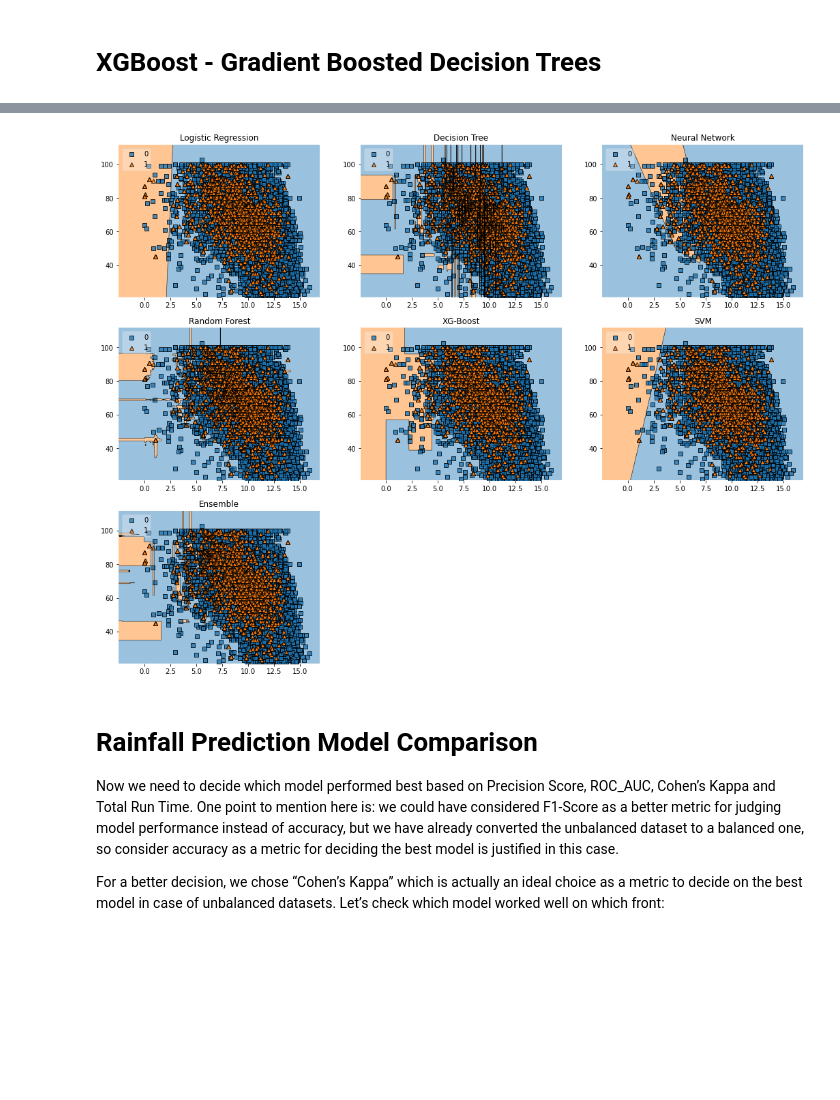
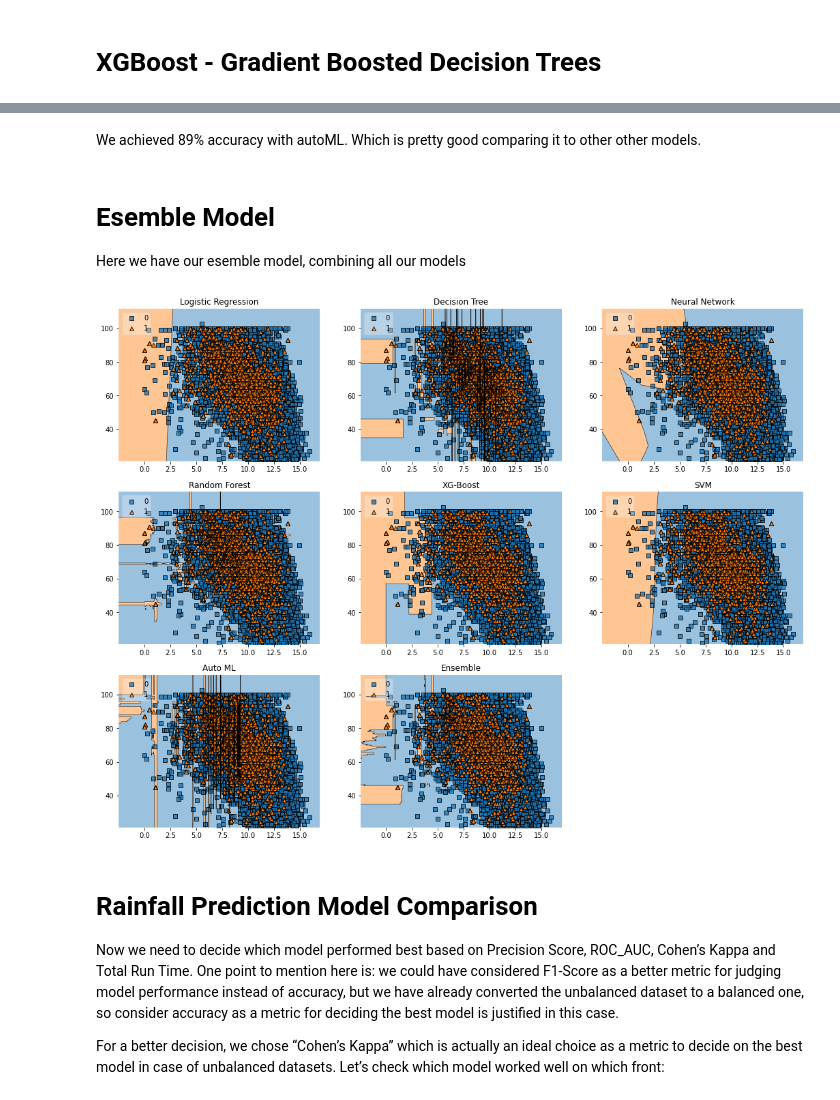
Before and after one commit to adjeielias90/Machine-Learning, a Jupyter notebook: Comparing_Different_Models.ipynb, the cells around one changed output, grey strips where cells are left out. Cells and saved outputs as stored; diff of their text form; code cells hidden in the pictures; blank space fills up the shorter version.

```diff
--- a/Comparing_Different_Models.ipynb
+++ b/Comparing_Different_Models.ipynb
@@ -484,3 +607,8 @@ weighted avg    0.95148   0.94973   0.94986     34134
+# %% [markdown]
+We achieved 89% accuracy with autoML. Which is pretty good comparing it to other other models.
+# %% [markdown]
+# Esemble Model
+Here we have our esemble model, combining all our models
 # %%
 import numpy as np
 import matplotlib.pyplot as plt
@@ -490,8 +618,12 @@ from sklearn.linear_model import LogisticRegression
 from sklearn.tree import DecisionTreeClassifier
 from sklearn.neural_network import MLPClassifier
 from sklearn.ensemble import RandomForestClassifier
+import six
+import sys
+sys.modules['sklearn.externals.six'] = six
 from mlxtend.classifier import EnsembleVoteClassifier
 from mlxtend.plotting import plot_decision_regions
+from autosklearn.classification import AutoSklearnClassifier
 import xgboost as xgb
 
 from sklearn.svm import LinearSVC
@@ -508,40 +640,42 @@ clf3 = MLPClassifier(random_state=12347, verbose = 0)
 clf4 = RandomForestClassifier(random_state=12347)
 clf5 = xgb.XGBClassifier(random_state=12345)
 clf6 = CalibratedClassifierCV(svm)
-eclf = EnsembleVoteClassifier(clfs=[clf1, clf2, clf3, clf4, clf5, clf6], weights=[1, 1, 1, 1, 1, 1], voting='soft')
+clf7 = AutoSklearnClassifier(time_left_for_this_task=15*60, per_run_time_limit=240, n_jobs=4)
+eclf = EnsembleVoteClassifier(clfs=[clf1, clf2, clf3, clf4, clf5, clf6, clf7], weights=[1, 1, 1, 1, 1, 1, 1], voting='soft')
 
 X_list = MiceImputed[["Sunshine", "Humidity9am", "Cloud3pm"]] #took only really important features
 X = np.asarray(X_list, dtype=np.float32)
 y_list = MiceImputed["RainTomorrow"]
 y = np.asarray(y_list, dtype=np.int32)
 
 # Plotting Decision Regions
 gs = gridspec.GridSpec(3,3)
 fig = plt.figure(figsize=(18, 14))
 
 labels = ['Logistic Regression',
           'Decision Tree',
           'Neural Network',
           'Random Forest',
           'XG-Boost',
           'SVM',
+          'Auto ML',
           'Ensemble']
 
-for clf, lab, grd in zip([clf1, clf2, clf3, clf4, clf5, clf6, eclf],
+for clf, lab, grd in zip([clf1, clf2, clf3, clf4, clf5, clf6, clf7, eclf],
                          labels,
                          itertools.product([0, 1, 2],
                          repeat=2)):
     clf.fit(X, y)
     ax = plt.subplot(gs[grd[0], grd[1]])
     fig = plot_decision_regions(X=X, y=y, clf=clf,
                                 filler_feature_values={2: value},
                                 filler_feature_ranges={2: width},
                                 legend=2)
     plt.title(lab)
 
 plt.show()
 # %% [output]
-[figure, old version]
+[figure, new version]
 # %% [markdown]
 # Rainfall Prediction Model Comparison
 Now we need to decide which model performed best based on Precision Score, ROC_AUC, Cohen’s Kappa and Total Run Time. One point to mention here is: we could have considered F1-Score as a better metric for judging model performance instead of accuracy, but we have already converted the unbalanced dataset to a balanced one, so consider accuracy as a metric for deciding the best model is justified in this case.
```
Also changed, not shown: parts of 19 cells of this notebook.
